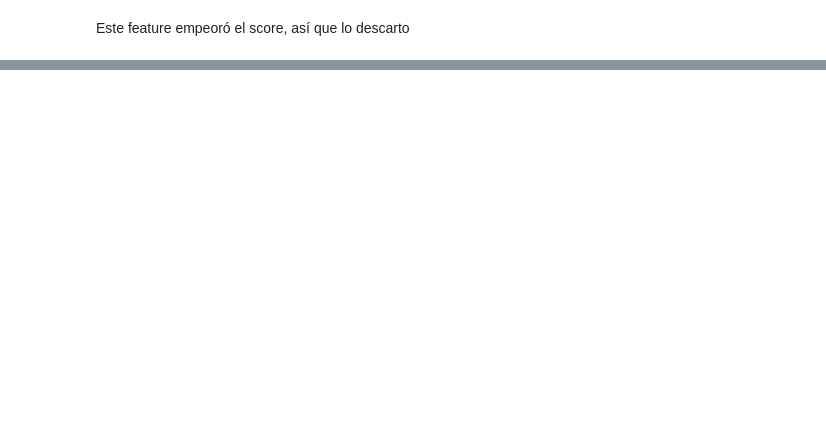
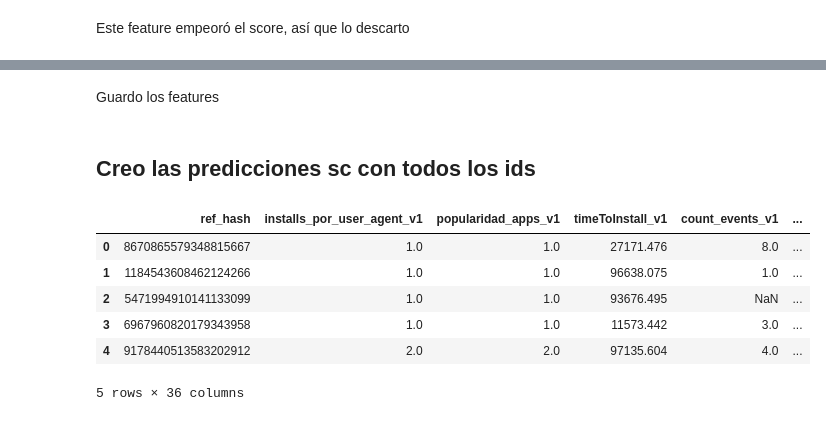
Before and after one commit to EscobarMariaSol/Organizacion-de-datos, a Jupyter notebook: TP2/TP2.ipynb, the cells around one changed output, grey strips where cells are left out. Drawn from its saved outputs; the diff is of its cells as text; code cells hidden in the pictures; blank space fills up the shorter version.

```diff
--- a/TP2/TP2.ipynb
+++ b/TP2/TP2.ipynb
@@ -1223,0 +830,2 @@ Este feature empeoró el score, así que lo descarto
+# %% [markdown]
+Guardo los features
@@ -1223,0 +834,13 @@ Este feature empeoró el score, así que lo descarto
+# %% [markdown]
+## Creo las predicciones sc con todos los ids
+# %%
+features_sc = pd.read_csv("data/features_sc.csv")
+features_sc.head()
+# %% [output]
+|  | ref_hash | installs_por_user_agent_v1 | popularidad_apps_v1 | timeToInstall_v1 | count_events_v1 | ... |
+| 0 | 8670865579348815667 | 1.0 | 1.0 | 27171.476 | 8.0 | ... |
+| 1 | 1184543608462124266 | 1.0 | 1.0 | 96638.075 | 1.0 | ... |
+| 2 | 5471994910141133099 | 1.0 | 1.0 | 93676.495 | NaN | ... |
+| 3 | 6967960820179343958 | 1.0 | 1.0 | 11573.442 | 3.0 | ... |
+| 4 | 9178440513583202912 | 2.0 | 2.0 | 97135.604 | 4.0 | ... |
+5 rows × 36 columns
```
Also changed, not shown: parts of 124 cells of this notebook, 1 other file.
